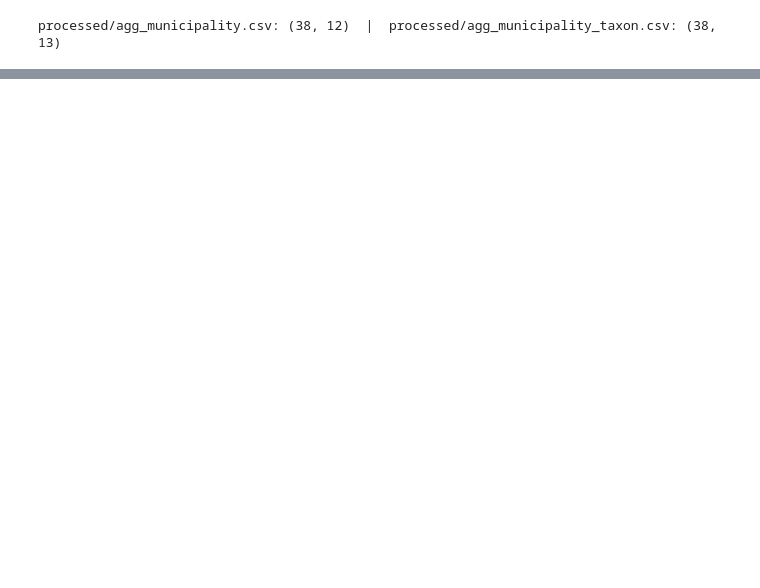
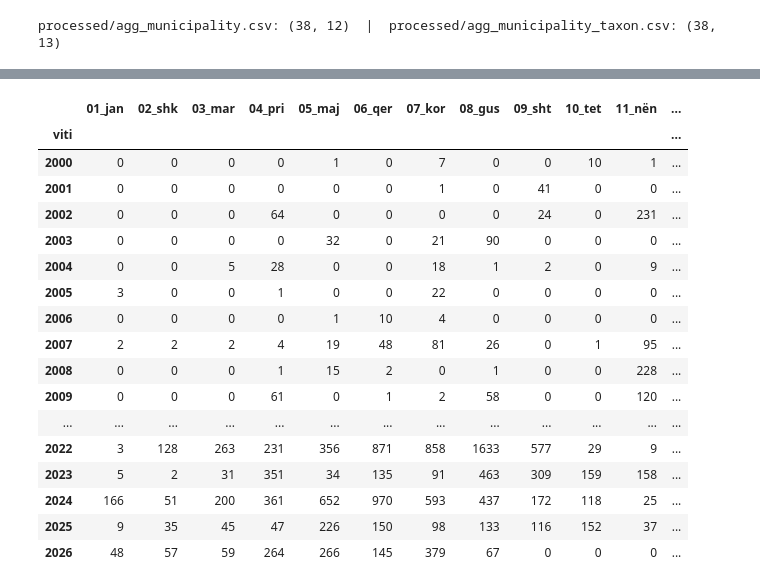
Before and after one commit to dafinakeqmezi/PVDH_Kosovo-Biodiversity-Analysis, a Jupyter notebook: notebooks/01_mbledhja_kualiteti.ipynb, the cells around one changed output, grey strips where cells are left out. Cells and saved outputs as stored; diff of their text form; code cells hidden in the pictures; blank space fills up the shorter version.

Commit message:
Add time aggregates by year and year x month

```diff
--- a/notebooks/01_mbledhja_kualiteti.ipynb
+++ b/notebooks/01_mbledhja_kualiteti.ipynb
@@ -2053,0 +2060,73 @@ processed/agg_municipality.csv: (38, 12)  |  processed/agg_municipality_taxon.cs
+# %%
+section("6.2 AGREGIMI SIPAS KOHËS")
+# year/month origjinale. Plotësimi nga eventDate (Deliza, 19 tetor) ende nuk është bërë; ri-ekzekutohet më 26 tetor.
+MONTHS = list(range(1, 13))
+MONTH_NAMES = ["jan", "shk", "mar", "pri", "maj", "qer", "kor", "gus", "sht", "tet", "nën", "dhj"]
+t_src = df[df.year.notna()].copy()
+# Data "30 nëntor" te regjistrimet e HabiProt nga literatura (atlase të botuara) është datë zëvendësuese, jo data e
+# vëzhgimit (p.sh. 1,315 flutura te "Jakšić, P. (1988)" me datë 1987-11-30). Shënohet, nuk ndryshohet.
+t_src["data_30_nentor_habiprot"] = ((publisher[t_src.index] == "HabiProt") & (t_src.month == 11) & (t_src.day == 30))
+
+# --- Regjistrimet dhe speciet unike për vit (të gjitha vitet nga min deri max, edhe ato pa regjistrime) ---
+years = pd.RangeIndex(int(t_src.year.min()), int(t_src.year.max()) + 1, name="viti")
+gy = t_src.groupby(t_src.year.astype(int))
+agg_year = pd.DataFrame({"regjistrime": gy.size(), "specie_unike": gy.species.nunique(),
+                         "data_30_nentor_habiprot": gy.data_30_nentor_habiprot.sum()}).reindex(years, fill_value=0)
+agg_year["perqindja_e_regjistrimeve"] = (agg_year.regjistrime / len(t_src) * 100).round(3)
+
+# --- Tabela vit × muaj (regjistrime); rreshtat me vit, por pa muaj, në kolonë të veçantë ---
+ym = pd.crosstab(t_src.year.astype(int), t_src.month.fillna(0).astype(int)).reindex(index=years, fill_value=0)
+ym = ym.reindex(columns=[0] + MONTHS, fill_value=0)
+ym.columns = ["pa_muaj"] + [f"{m:02d}_{n}" for m, n in zip(MONTHS, MONTH_NAMES)]
+agg_time = pd.concat([agg_year, ym[[c for c in ym.columns if c != "pa_muaj"] + ["pa_muaj"]]], axis=1)
+
+# --- Kontrollet ---
+month_cols = [c for c in agg_time.columns if c[:2].isdigit()]
+time_check = pd.Series({
+    "regjistrimet me vit mblidhen në numrin e rreshtave me vit": agg_time.regjistrime.sum() == len(t_src),
+    "shuma e muajve + pa_muaj = regjistrimet e vitit": (
+        agg_time[month_cols + ["pa_muaj"]].sum(axis=1) == agg_time.regjistrime).all(),
+    "vitet pa regjistrime kanë 0 specie": (agg_time.loc[agg_time.regjistrime == 0, "specie_unike"] == 0).all(),
+    "month vetëm 1–12": t_src.month.dropna().between(1, 12).all(),
+}, name="kalon")
+display(time_check.to_frame())
+assert time_check.all()
+
+n_years_with = int((agg_time.regjistrime > 0).sum())
+print(f"Vitet {years[0]}–{years[-1]}: {len(years)} vite, {n_years_with} me regjistrime  |  "
+      f"rreshta me vit: {len(t_src):,}  |  pa vit (jashtë agregimit): {int(df.year.isna().sum()):,}  |  "
+      f"me vit, por pa muaj: {int(agg_time.pa_muaj.sum()):,}")
+print(f"Regjistrime HabiProt me datën zëvendësuese 30 nëntor: {int(t_src.data_30_nentor_habiprot.sum()):,} "
+      f"(të gjitha insekte nga literatura); pa to, nëntori ka "
+      f"{int(((t_src.month == 11) & ~t_src.data_30_nentor_habiprot).sum()):,} regjistrime.")
+
+# Përmbledhje sipas dekadës dhe sipas muajit (vetëm për lexim)
+decade = (t_src.year.astype(int) // 10 * 10)
+by_decade = pd.DataFrame({"regjistrime": t_src.groupby(decade).size(),
+                          "specie_unike": t_src.groupby(decade).species.nunique()})
+by_decade.index = [f"{d}–{d + 9}" for d in by_decade.index]
+by_decade.index.name = "dekada"
+by_month = pd.DataFrame({"regjistrime": agg_time[month_cols].sum(),
+                         "specie_unike": t_src.groupby(t_src.month).species.nunique().reindex(MONTHS).values})
+by_month["perqindja"] = (by_month.regjistrime / by_month.regjistrime.sum() * 100).round(2)
+clean_month = t_src[~t_src.data_30_nentor_habiprot].groupby("month").size().reindex(MONTHS, fill_value=0)
+by_month["regjistrime_pa_30_nentor"] = clean_month.values
+by_month["perqindja_pa_30_nentor"] = (by_month.regjistrime_pa_30_nentor / clean_month.sum() * 100).round(2)
+by_month.index.name = "muaji"
+
+print("\nRegjistrimet dhe speciet unike për vit (vetëm vitet me regjistrime; CSV-ja i ka të gjitha vitet)")
+display(agg_time.loc[agg_time.regjistrime > 0, ["regjistrime", "specie_unike", "perqindja_e_regjistrimeve",
+                                                 "data_30_nentor_habiprot"]])
+print("Tabela vit × muaj (regjistrime), 2000 e tutje")
+display(agg_time.loc[2000:, month_cols + ["pa_muaj"]])
+print("Përmbledhje sipas dekadës")
+display(by_decade)
+print("Përmbledhje sipas muajit (të gjitha vitet)")
+display(by_month)
+
+agg_time.to_csv(PROCESSED_DIR / "agg_time.csv")
+by_decade.to_csv(REPORTS_DIR / "01_koha_sipas_dekades.csv")
+by_month.to_csv(REPORTS_DIR / "01_koha_sipas_muajit.csv")
+print(f"\nprocessed/agg_time.csv: {agg_time.shape[0]} vite × {agg_time.shape[1]} kolona "
+      f"(regjistrime, specie_unike, %, data_30_nentor_habiprot, 12 muaj, pa_muaj)")
+# %% [output]
@@ -2053,0 +2160,18 @@ processed/agg_municipality.csv: (38, 12)  |  processed/agg_municipality_taxon.cs
+|  | 01_jan | 02_shk | 03_mar | 04_pri | 05_maj | 06_qer | 07_kor | 08_gus | 09_sht | 10_tet | 11_nën | ... |
+| viti |  |  |  |  |  |  |  |  |  |  |  | ... |
+| 2000 | 0 | 0 | 0 | 0 | 1 | 0 | 7 | 0 | 0 | 10 | 1 | ... |
+| 2001 | 0 | 0 | 0 | 0 | 0 | 0 | 1 | 0 | 41 | 0 | 0 | ... |
+| 2002 | 0 | 0 | 0 | 64 | 0 | 0 | 0 | 0 | 24 | 0 | 231 | ... |
+| 2003 | 0 | 0 | 0 | 0 | 32 | 0 | 21 | 90 | 0 | 0 | 0 | ... |
+| 2004 | 0 | 0 | 5 | 28 | 0 | 0 | 18 | 1 | 2 | 0 | 9 | ... |
+| 2005 | 3 | 0 | 0 | 1 | 0 | 0 | 22 | 0 | 0 | 0 | 0 | ... |
+| 2006 | 0 | 0 | 0 | 0 | 1 | 10 | 4 | 0 | 0 | 0 | 0 | ... |
+| 2007 | 2 | 2 | 2 | 4 | 19 | 48 | 81 | 26 | 0 | 1 | 95 | ... |
+| 2008 | 0 | 0 | 0 | 1 | 15 | 2 | 0 | 1 | 0 | 0 | 228 | ... |
+| 2009 | 0 | 0 | 0 | 61 | 0 | 1 | 2 | 58 | 0 | 0 | 120 | ... |
+| ... | ... | ... | ... | ... | ... | ... | ... | ... | ... | ... | ... | ... |
+| 2022 | 3 | 128 | 263 | 231 | 356 | 871 | 858 | 1633 | 577 | 29 | 9 | ... |
+| 2023 | 5 | 2 | 31 | 351 | 34 | 135 | 91 | 463 | 309 | 159 | 158 | ... |
+| 2024 | 166 | 51 | 200 | 361 | 652 | 970 | 593 | 437 | 172 | 118 | 25 | ... |
+| 2025 | 9 | 35 | 45 | 47 | 226 | 150 | 98 | 133 | 116 | 152 | 37 | ... |
+| 2026 | 48 | 57 | 59 | 264 | 266 | 145 | 379 | 67 | 0 | 0 | 0 | ... |
```
Also changed, not shown: parts of 2 cells of this notebook, 5 other files.
